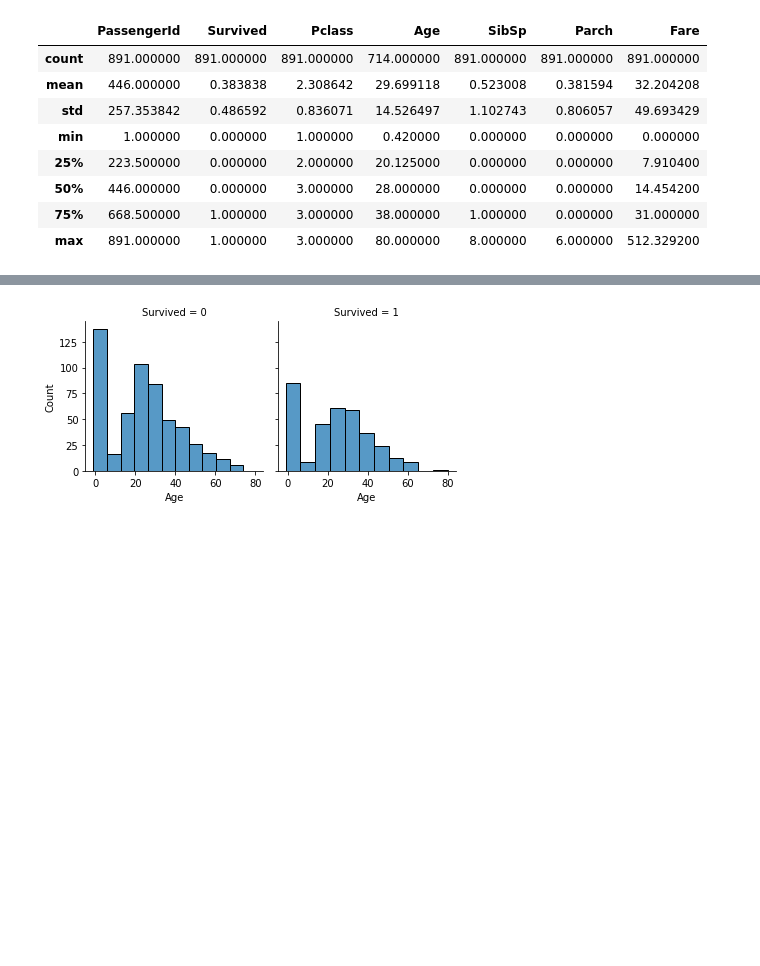
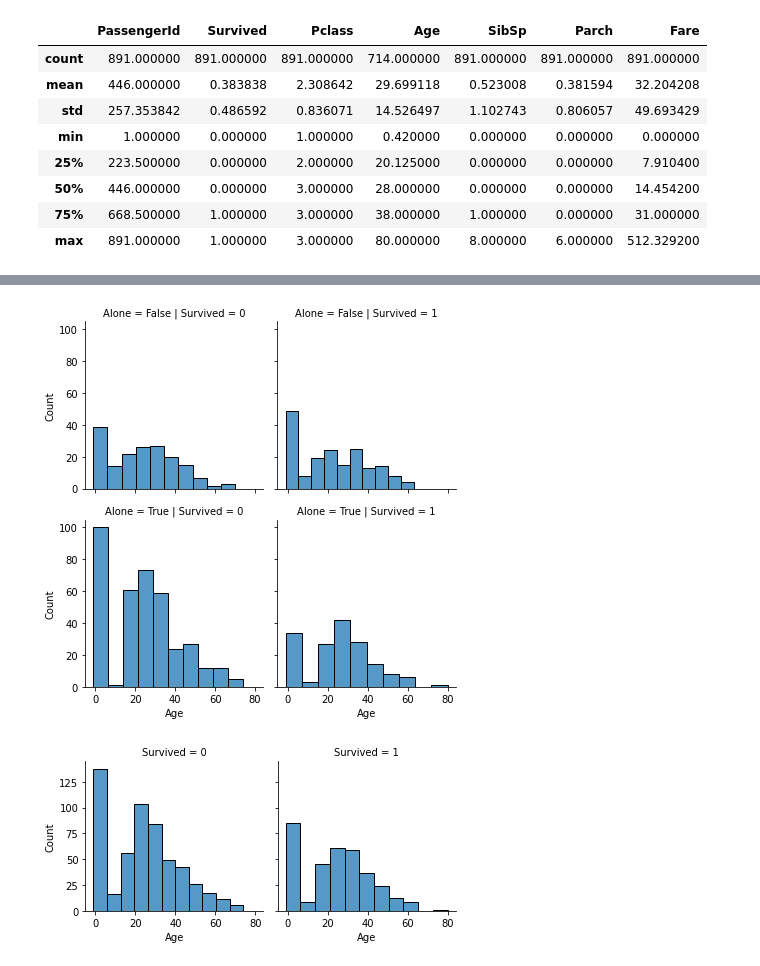
Before and after one commit to kys-sheng/titanic, a Jupyter notebook: titanic.ipynb, the cells around one changed output, grey strips where cells are left out. Saved outputs shown, nothing was run; the diff lists cells and outputs as text; code cells hidden in the pictures; blank space fills up the shorter version.

```diff
--- a/titanic.ipynb
+++ b/titanic.ipynb
@@ -139,3 +237,10 @@ TypeError: drop() takes from 2 to 3 positional arguments but 4 were given
+# %%
+
+g = sns.FacetGrid(train_dataset, col='Survived',row='Alone')
+g.map(sns.histplot, "Age",bins=10)
+plt.show()
+# %% [output]
+[figure, added]
 # %%
 #Visualize some data to get some idea
 g = sns.FacetGrid(train_dataset, col='Survived')
```
Also changed, not shown: parts of 8 cells of this notebook.
